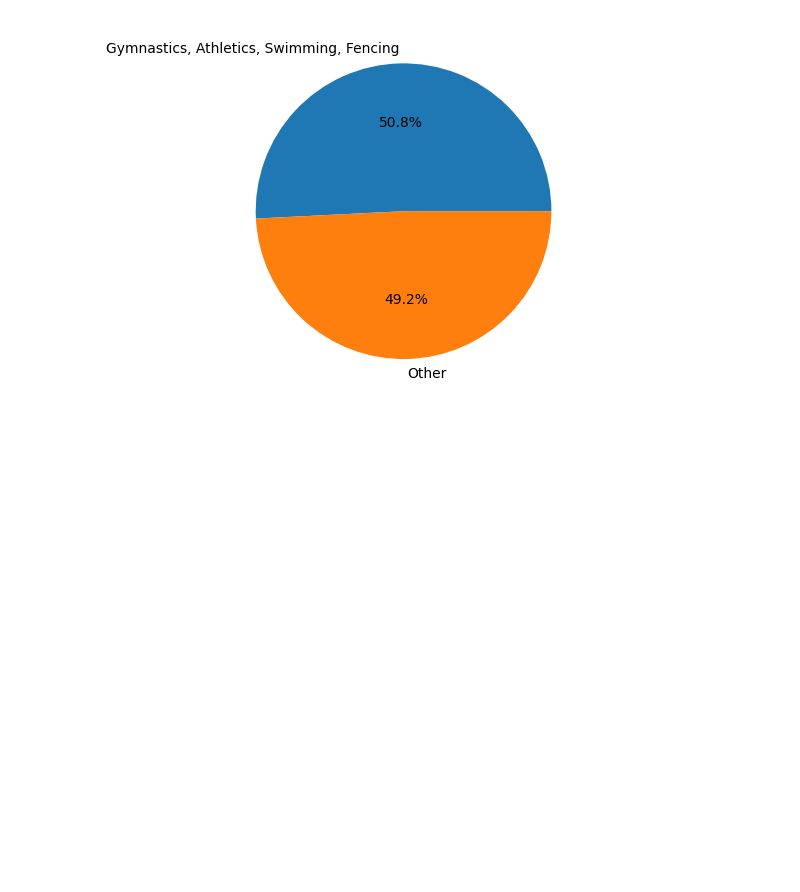
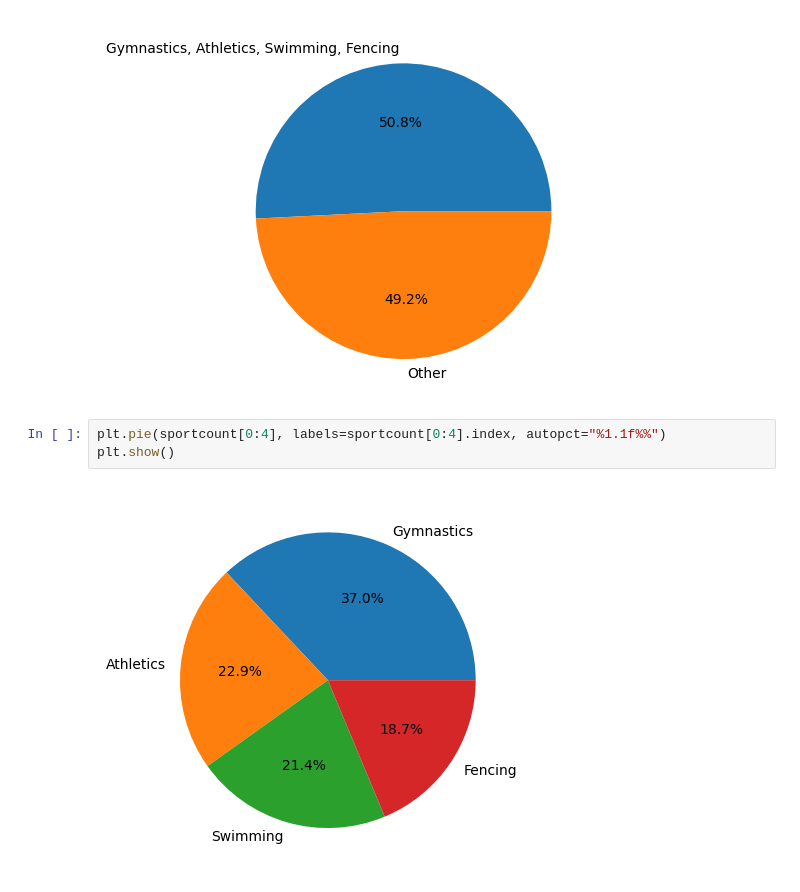
Before and after one commit to zoneme99/Project-OS, a Jupyter notebook: Jonte/explore.ipynb, the cells around one changed output. Cells and saved outputs as stored; diff of their text form; blank space fills up the shorter version.

```diff
--- a/Jonte/explore.ipynb
+++ b/Jonte/explore.ipynb
@@ -50,3 +51,8 @@ plt.pie([major_sports, minor_sports], labels=["Gymnastics, Athletics, Swimming,
 plt.show()
 # %% [output]
 [figure]
+# %%
+plt.pie(sportcount[0:4], labels=sportcount[0:4].index, autopct="%1.1f%%")
+plt.show()
+# %% [output]
+[figure, added]
```
Also changed, not shown: parts of 7 cells of this notebook.
